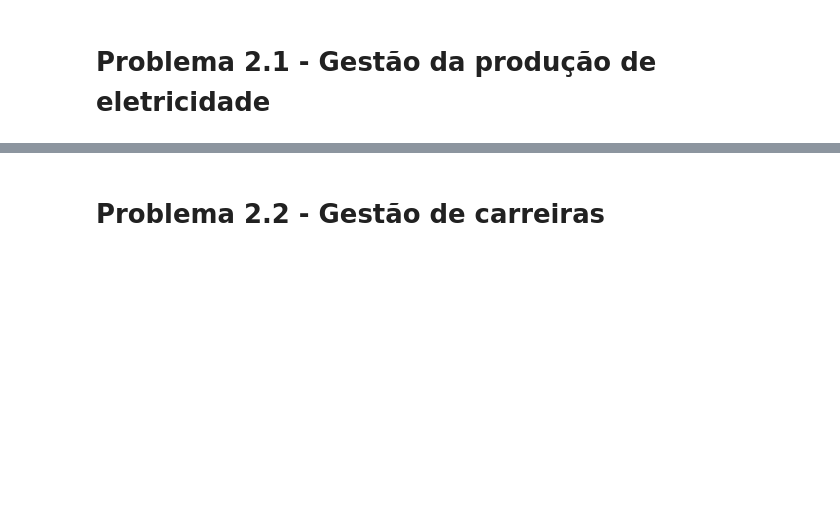
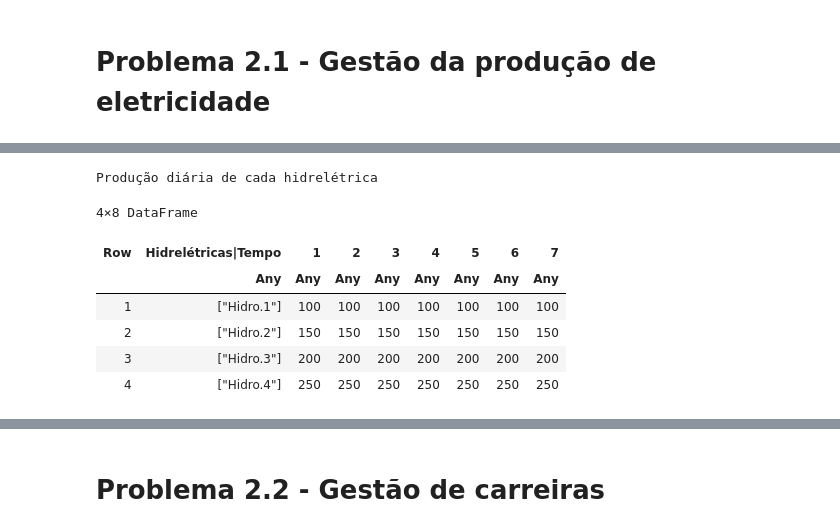
Before and after one commit to dandanjacob/PLI, a Jupyter notebook: implementacoes.ipynb, the cells around one changed output, grey strips where cells are left out. Saved outputs shown, nothing was run; the diff lists cells and outputs as text; code cells hidden in the pictures; blank space fills up the shorter version.

```diff
--- a/implementacoes.ipynb
+++ b/implementacoes.ipynb
@@ -514,0 +534,25 @@ dataframe = DataFrame(results, titles)
+# %%
+#salvar em uma lista a evolução de produção diária de cada usina térmica
+#definir matriz
+results = Matrix{Any}(undef, qtdd_hidreletricas, T+1)
+for i in 1:qtdd_hidreletricas
+    results[i,1] = ["Hidro.$i"]
+        for t in 1:T
+            results[i,t+1]  = Int(value(v[i,t]))
+        end
+    end
+titles = ["Hidrelétricas|Tempo"]  # Definindo 'titles' como uma lista vazia antes do loop
+for i in 1:T
+    push!(titles, string(i))
+end
+println("Produção diária de cada hidrelétrica")
+prod_hidro = DataFrame(results, titles)
+# %% [output]
+Produção diária de cada hidrelétrica
+4×8 DataFrame
+| Row | Hidrelétricas|Tempo | 1 | 2 | 3 | 4 | 5 | 6 | 7 |
+|  | Any | Any | Any | Any | Any | Any | Any | Any |
+| 1 | ["Hidro.1"] | 100 | 100 | 100 | 100 | 100 | 100 | 100 |
+| 2 | ["Hidro.2"] | 150 | 150 | 150 | 150 | 150 | 150 | 150 |
+| 3 | ["Hidro.3"] | 200 | 200 | 200 | 200 | 200 | 200 | 200 |
+| 4 | ["Hidro.4"] | 250 | 250 | 250 | 250 | 250 | 250 | 250 |
```
Also changed, not shown: parts of 7 cells of this notebook.
